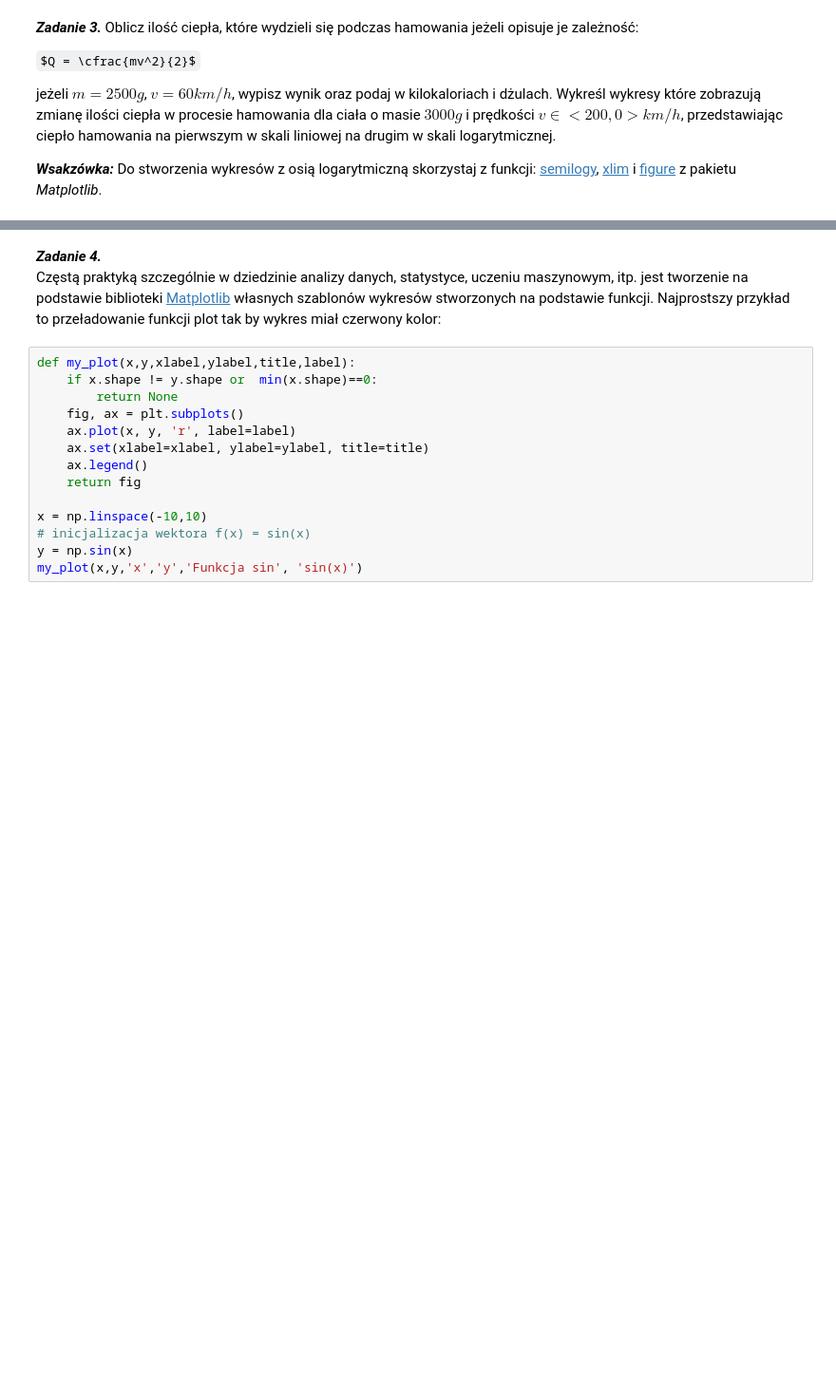
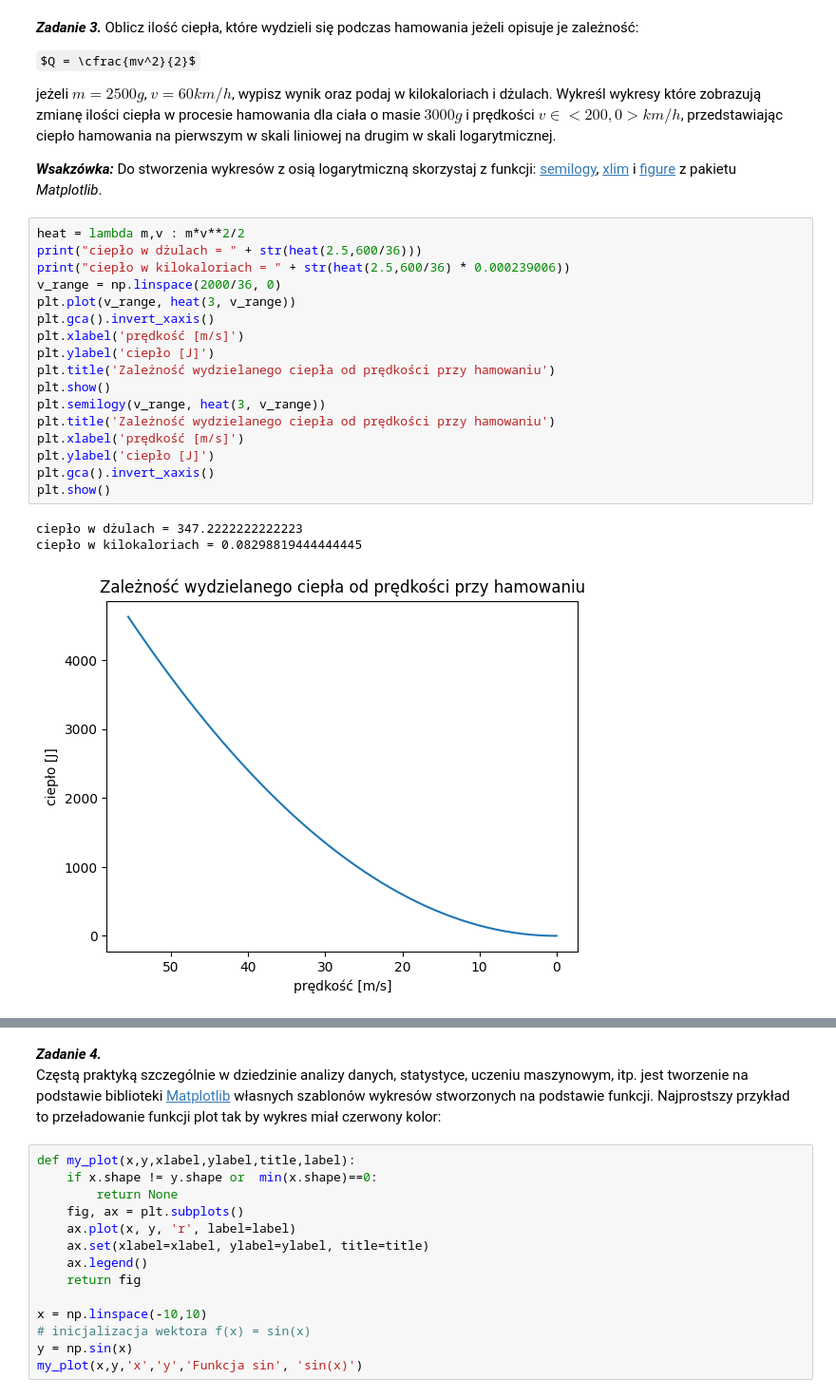
Before and after one commit to KAIR-ISZ-MN-2023-RM/laboratorium-2-igorsiata, a Jupyter notebook: sprawozdanie.ipynb, the cells around one changed output, grey strips where cells are left out. Shown: that part at 95% size. Saved outputs shown, nothing was run; the diff lists cells and outputs as text; some formulas as TeX source; blank space fills up the shorter version.

```diff
--- a/sprawozdanie.ipynb
+++ b/sprawozdanie.ipynb
@@ -47,3 +73,24 @@ $Q = \cfrac{mv^2}{2}$
 jeżeli $m = 2500g$, $v = 60km/h$, wypisz wynik oraz podaj w kilokaloriach i dżulach. Wykreśl wykresy które zobrazują zmianę ilości ciepła w procesie hamowania dla ciała o masie $3000g$ i prędkości $v\in<200,0>km/h$, przedstawiając ciepło hamowania na pierwszym w skali liniowej na drugim w skali logarytmicznej.
 
 ***Wsakzówka:*** Do stworzenia wykresów z osią logarytmiczną skorzystaj z funkcji: [semilogy](https://matplotlib.org/api/_as_gen/matplotlib.pyplot.semilogy.html), [xlim](https://matplotlib.org/api/_as_gen/matplotlib.pyplot.xlim.html?highlight=xlim#matplotlib.pyplot.xlim) i [figure](https://matplotlib.org/api/_as_gen/matplotlib.pyplot.figure.html?highlight=figure#matplotlib.pyplot.figure) z pakietu *Matplotlib*.
+# %%
+heat = lambda m,v : m*v**2/2
+print("ciepło w dżulach = " + str(heat(2.5,600/36)))
+print("ciepło w kilokaloriach = " + str(heat(2.5,600/36) * 0.000239006))
+v_range = np.linspace(2000/36, 0)
+plt.plot(v_range, heat(3, v_range))
+plt.gca().invert_xaxis()
+plt.xlabel('prędkość [m/s]')
+plt.ylabel('ciepło [J]')
+plt.title('Zależność wydzielanego ciepła od prędkości przy hamowaniu')
+plt.show()
+plt.semilogy(v_range, heat(3, v_range))
+plt.title('Zależność wydzielanego ciepła od prędkości przy hamowaniu')
+plt.xlabel('prędkość [m/s]')
+plt.ylabel('ciepło [J]')
+plt.gca().invert_xaxis()
+plt.show()
+# %% [output]
+ciepło w dżulach = 347.2222222222223
+ciepło w kilokaloriach = 0.08298819444444445
+[figure, added]
```
Also changed, not shown: parts of 5 cells of this notebook.
